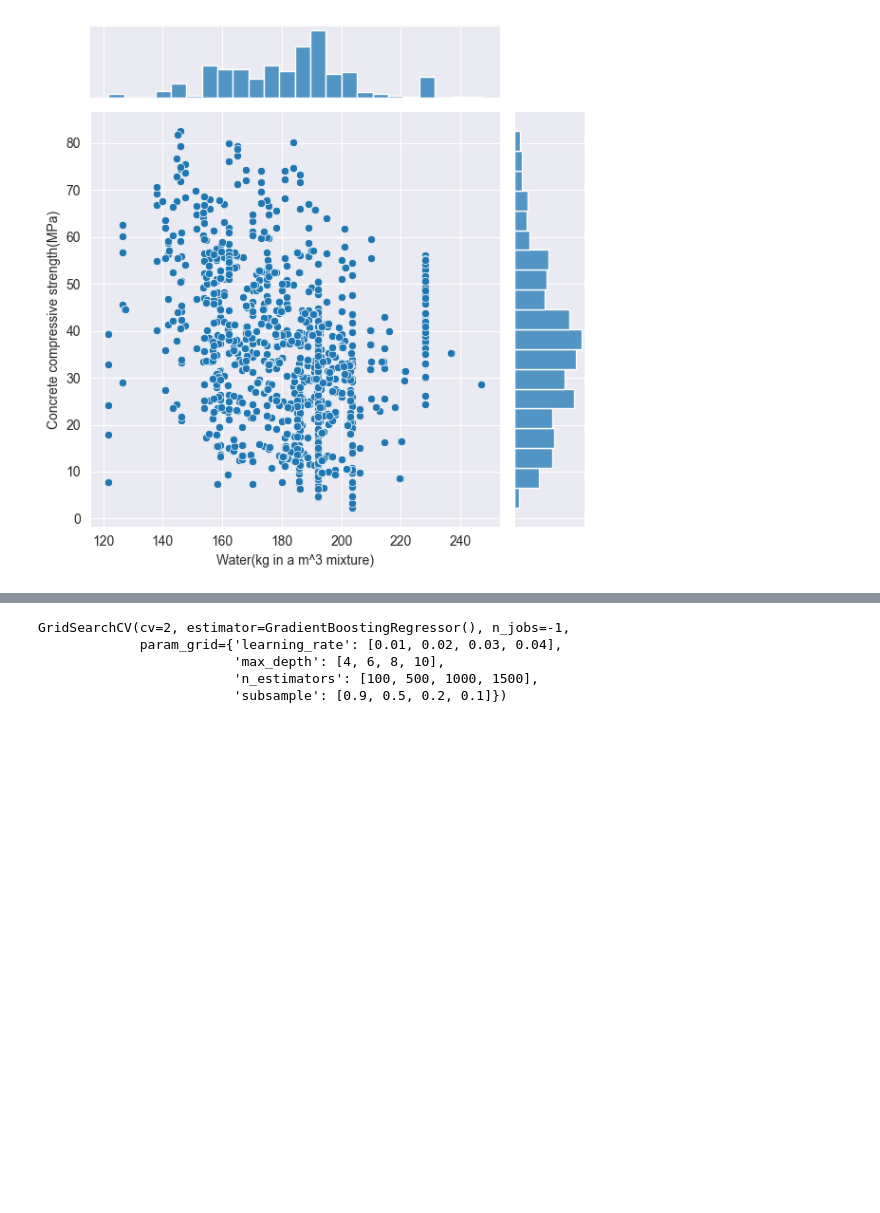
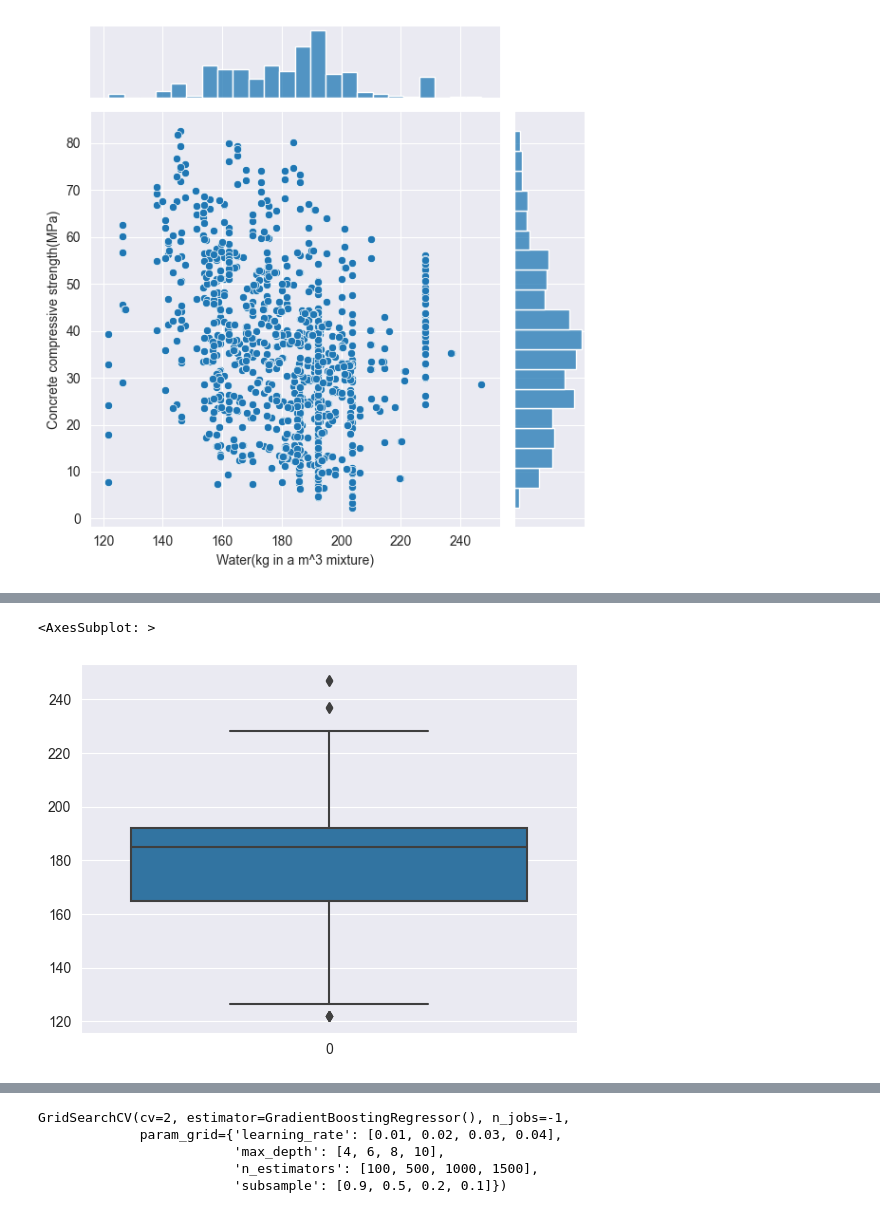
Before and after one commit to andrewyu321/Concrete-Strength-Prediction, a Jupyter notebook: main.ipynb, the cells around one changed output, grey strips where cells are left out. Saved outputs shown, nothing was run; the diff lists cells and outputs as text; code cells hidden in the pictures; blank space fills up the shorter version.

```diff
--- a/main.ipynb
+++ b/main.ipynb
@@ -78,0 +126,5 @@ data_scaled.head()
+# %%
+sns.boxplot(concrete_data['Water(kg in a m^3 mixture)'])
+# %% [output]
+<AxesSubplot: >
+[figure, added]
```
Also changed, not shown: parts of 34 cells of this notebook.
